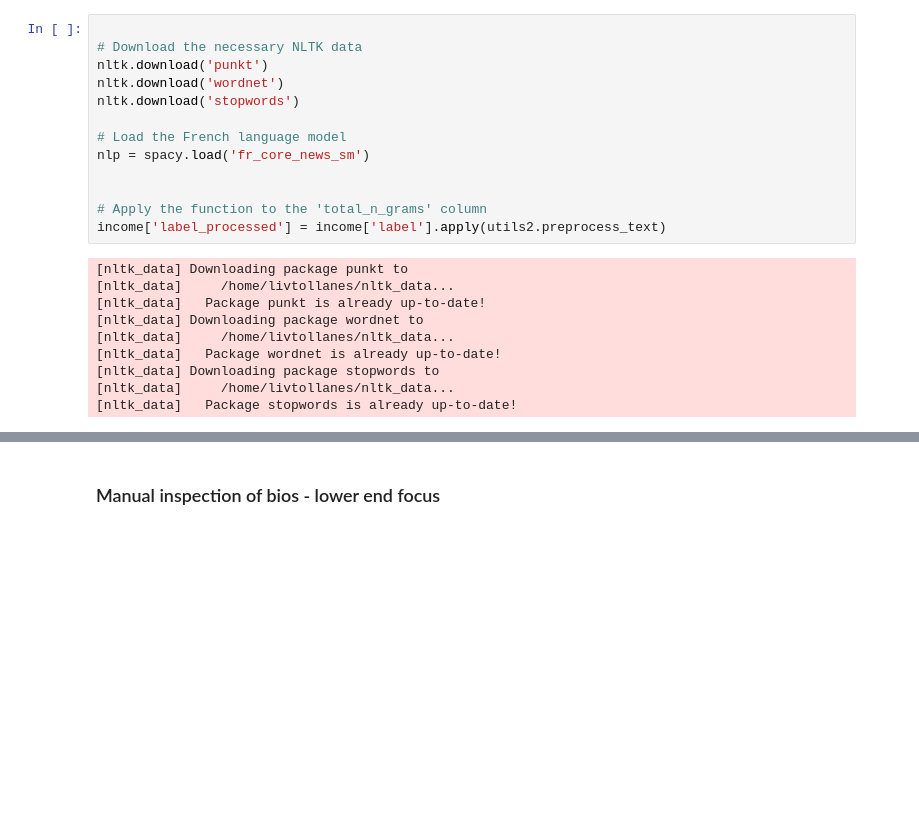
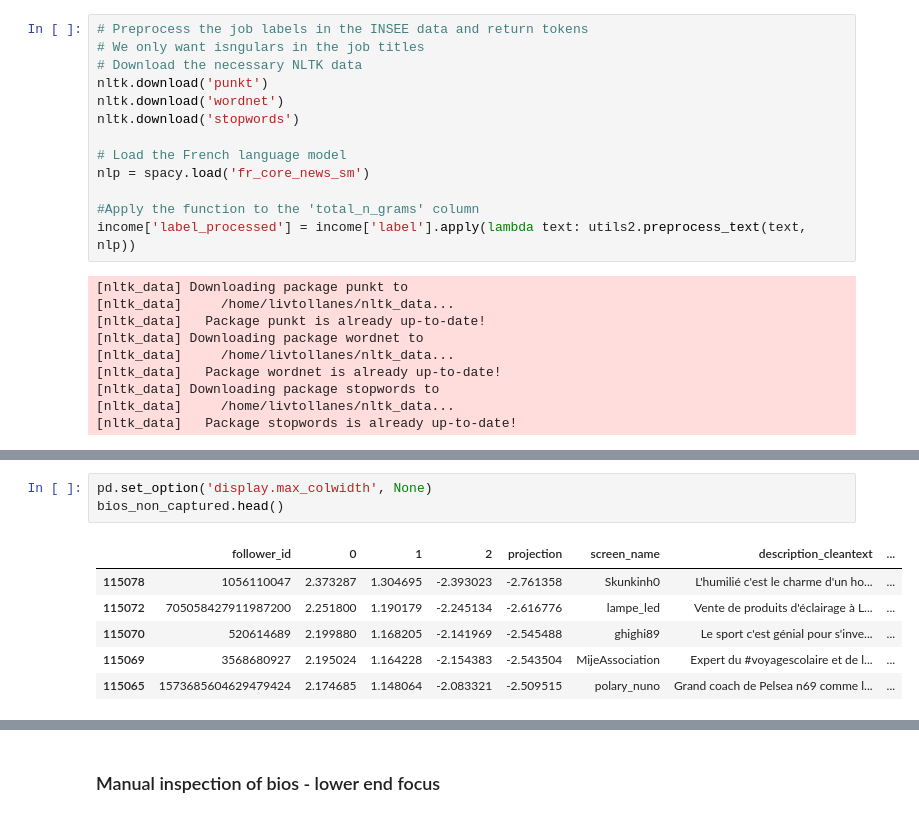
Before and after one commit to livtol99/Liv-Stage---FOCOS-Hand-Over, a Jupyter notebook: Code/Brand Validation/Income_val.ipynb, the cells around one changed output, grey strips where cells are left out. Saved outputs shown, nothing was run; the diff lists cells and outputs as text; blank space fills up the shorter version.

```diff
--- a/Code/Brand Validation/Income_val.ipynb
+++ b/Code/Brand Validation/Income_val.ipynb
@@ -341,5 +357,6 @@ income = income.sort_values('Salaire moyen en EQTP')
 # %%
-
+# Preprocess the job labels in the INSEE data and return tokens
+# We only want isngulars in the job titles
 # Download the necessary NLTK data
 nltk.download('punkt')
 nltk.download('wordnet')
@@ -348,9 +365,8 @@ nltk.download('stopwords')
 # Load the French language model
 nlp = spacy.load('fr_core_news_sm')
 
-
-# Apply the function to the 'total_n_grams' column
-income['label_processed'] = income['label'].apply(utils2.preprocess_text)
+#Apply the function to the 'total_n_grams' column
+income['label_processed'] = income['label'].apply(lambda text: utils2.preprocess_text(text, nlp))
 # %% [output]
 [nltk_data] Downloading package punkt to
 [nltk_data]     /home/livtollanes/nltk_data...
@@ -386,0 +415,10 @@ filtered_bios.shape
+# %%
+pd.set_option('display.max_colwidth', None)
+bios_non_captured.head()
+# %% [output]
+|  | follower_id | 0 | 1 | 2 | projection | screen_name | description_cleantext | ... |
+| 115078 | 1056110047 | 2.373287 | 1.304695 | -2.393023 | -2.761358 | Skunkinh0 | L'humilié c'est le charme d'un ho... | ... |
+| 115072 | 705058427911987200 | 2.251800 | 1.190179 | -2.245134 | -2.616776 | lampe_led | Vente de produits d'éclairage à L... | ... |
+| 115070 | 520614689 | 2.199880 | 1.168205 | -2.141969 | -2.545488 | ghighi89 | Le sport c'est génial pour s'inve... | ... |
+| 115069 | 3568680927 | 2.195024 | 1.164228 | -2.154383 | -2.543504 | MijeAssociation | Expert du #voyagescolaire et de l... | ... |
+| 115065 | 1573685604629479424 | 2.174685 | 1.148064 | -2.083321 | -2.509515 | polary_nuno | Grand coach de Pelsea n69 comme l... | ... |
```
Also changed, not shown: parts of 33 cells of this notebook, 1 other file.
